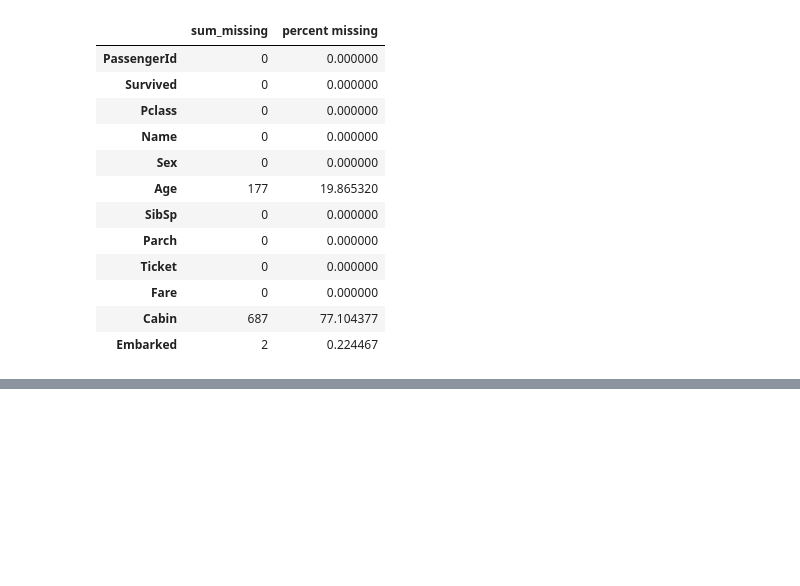
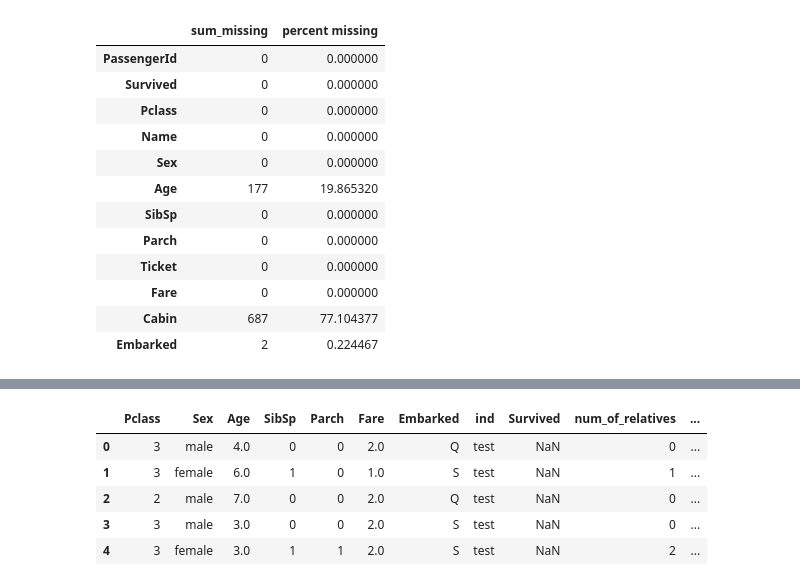
Before and after one commit to Evans-colon/titanic, a Jupyter notebook: titanic_model.ipynb, the cells around one changed output, grey strips where cells are left out. Saved outputs shown, nothing was run; the diff lists cells and outputs as text; code cells hidden in the pictures; blank space fills up the shorter version.

```diff
--- a/titanic_model.ipynb
+++ b/titanic_model.ipynb
@@ -123,0 +82,26 @@ ValueError: y should be a 1d array, got an array of shape (268, 8) instead.
+# %%
+total_data["Fare"] = pd.cut(total_data["Fare"],
+                            bins = [0., 7.0, 18.0, 25.0, 47.0, 80.0, 150.0, 220.0, 350.0, 450.0, 540.0, np.inf],
+                            labels = [1, 2, 3, 4, 5, 6, 7, 8, 9, 10, 11])
+# %%
+total_data["num_of_relatives"] = total_data["SibSp"] + total_data["Parch"]
+# %%
+def relative(x):
+    if x > 0:
+        return 1
+    else:
+        return 0
+
+
+total_data["not_alone"] = total_data["num_of_relatives"].apply(relative)
+# %%
+total_data = total_data.astype({"Age" : 'float64', "Fare" : 'float64'})
+# %%
+total_data.head()
+# %% [output]
+|  | Pclass | Sex | Age | SibSp | Parch | Fare | Embarked | ind | Survived | num_of_relatives | ... |
+| 0 | 3 | male | 4.0 | 0 | 0 | 2.0 | Q | test | NaN | 0 | ... |
+| 1 | 3 | female | 6.0 | 1 | 0 | 1.0 | S | test | NaN | 1 | ... |
+| 2 | 2 | male | 7.0 | 0 | 0 | 2.0 | Q | test | NaN | 0 | ... |
+| 3 | 3 | male | 3.0 | 0 | 0 | 2.0 | S | test | NaN | 0 | ... |
+| 4 | 3 | female | 3.0 | 1 | 1 | 2.0 | S | test | NaN | 2 | ... |
```
Also changed, not shown: parts of 44 cells of this notebook, 4 other files.
